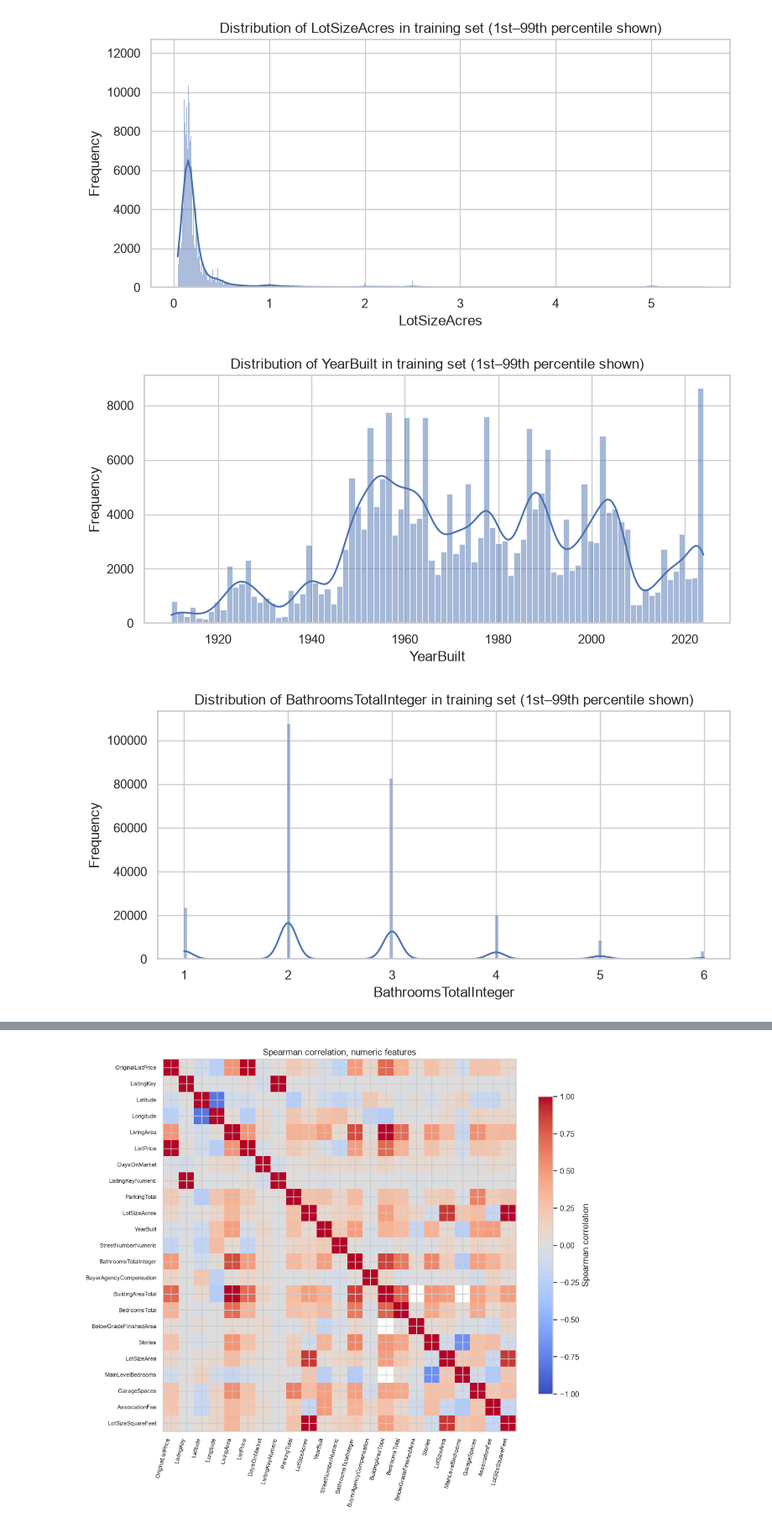
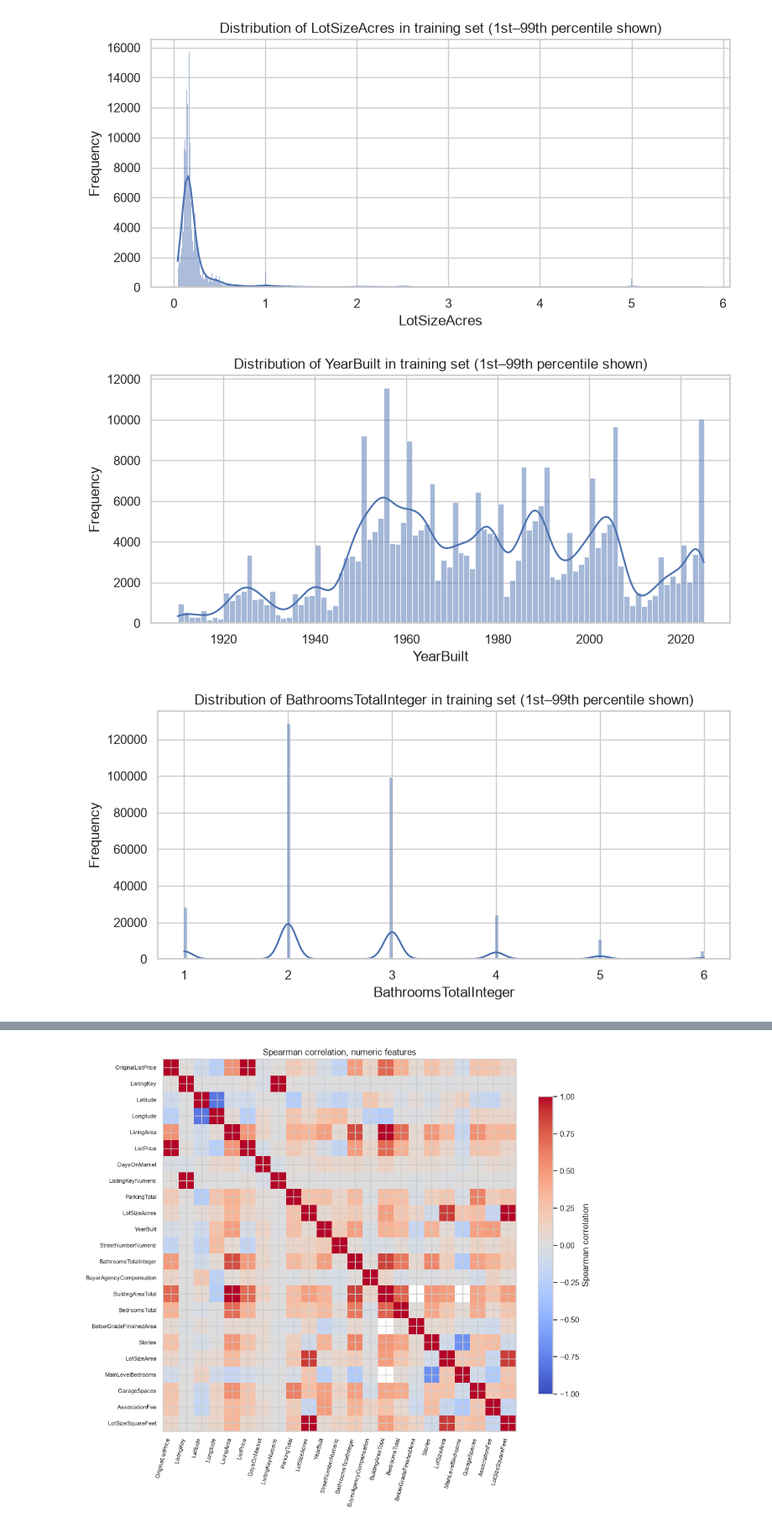
Before and after one commit to PteroisRadiata/IDX-Exchange-Data-Science, a Jupyter notebook: EDA.ipynb, the cells around one changed output, grey strips where cells are left out. Shown at 84% size. Saved outputs shown, nothing was run; the diff lists cells and outputs as text; code cells hidden in the pictures.

```diff
--- a/EDA.ipynb
+++ b/EDA.ipynb
@@ -24,7 +27,7 @@ pd.set_option("display.max_columns", 100)
 pd.set_option("display.max_rows", 100)
 sns.set_theme(style="whitegrid")
 # %%
-DATA_PATH = "cleaned_data.csv"
+DATA_PATH = "train_data.csv"
 TARGET = "ClosePrice"
 DATE_COL = "CloseDate"
 
@@ -292,15 +272,15 @@ distribution_candidates = [
 ]
 describe_list = [
     c for c in distribution_candidates
-    if c in train.columns and pd.api.types.is_numeric_dtype(train[c])
+    if c in df.columns and pd.api.types.is_numeric_dtype(df[c])
 ]
 
 if not describe_list:
     print("No candidate numeric columns were found.")
 else:
-    quantiles = train[describe_list].quantile([0.01, 0.99])
+    quantiles = df[describe_list].quantile([0.01, 0.99])
     for col in describe_list:
-        values = train[col].dropna()
+        values = df[col].dropna()
         values = values[values.between(quantiles.loc[0.01, col], quantiles.loc[0.99, col])]
         if values.empty:
             print(f"Skipping {col}: no values after display-only percentile filtering.")
@@ -323,3 +303,3 @@ else:
-[figure, old version]
+[figure, new version]
-[figure, old version]
+[figure, new version]
-[figure, old version]
+[figure, new version]
```
Also changed, not shown: parts of 21 cells of this notebook.
